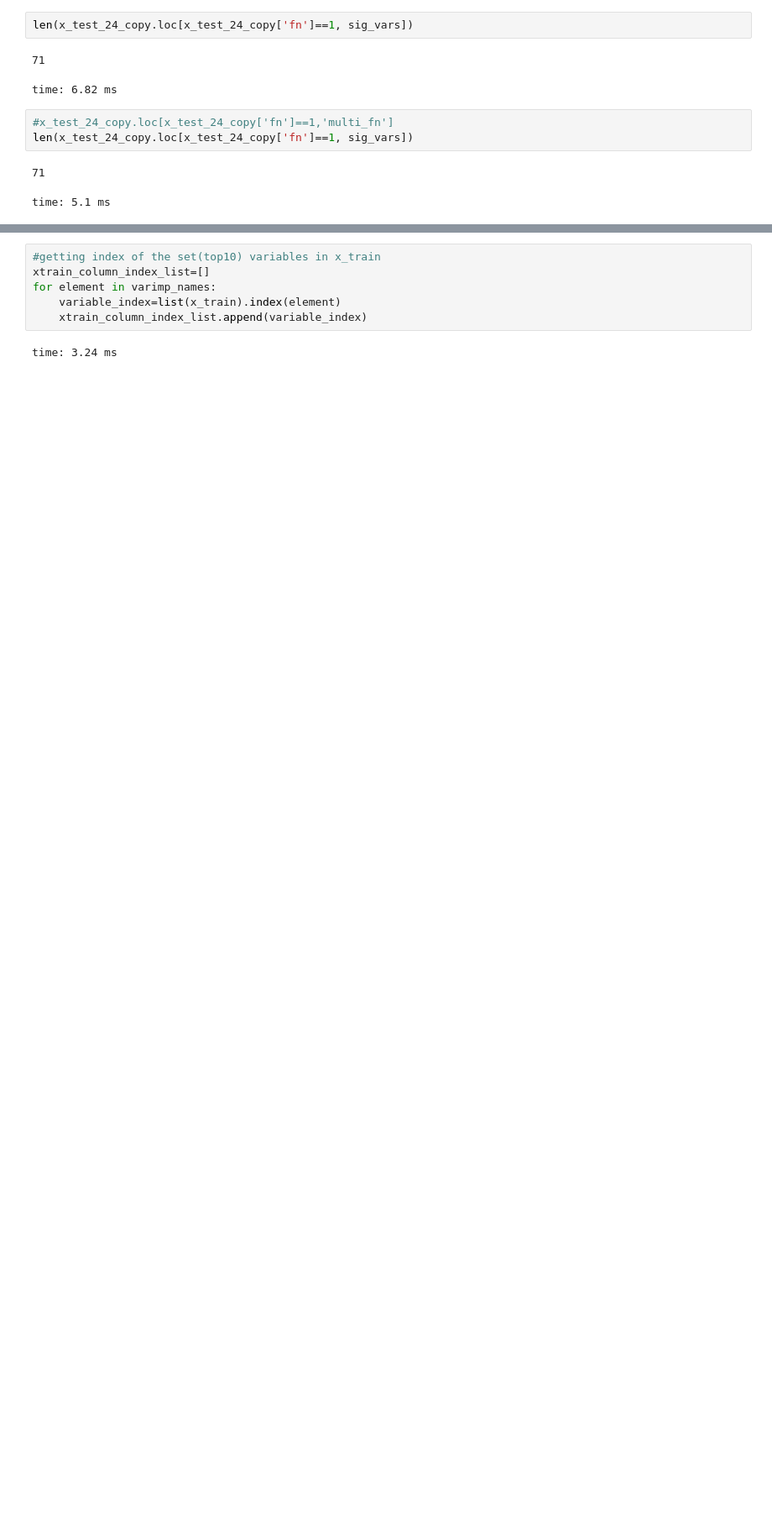
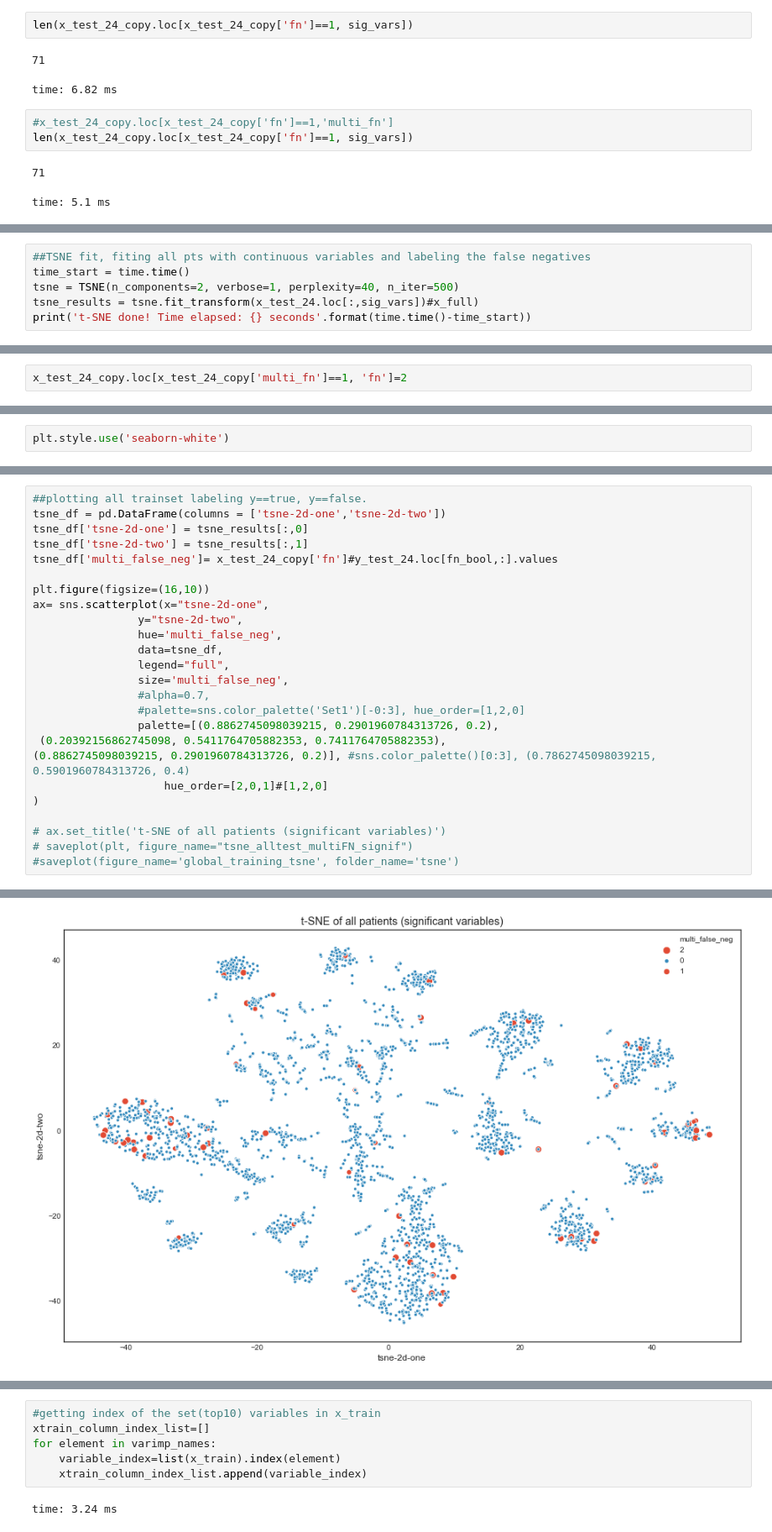
Before and after one commit to geickelb/mimiciii-antibiotics-opensource, a Jupyter notebook: notebooks/Exploratory/08-timewindow_model_evalutation2.ipynb, the cells around one changed output, grey strips where cells are left out. Shown at 84% size. Saved outputs shown, nothing was run; the diff lists cells and outputs as text; blank space fills up the shorter version.

```diff
--- a/notebooks/Exploratory/08-timewindow_model_evalutation2.ipynb
+++ b/notebooks/Exploratory/08-timewindow_model_evalutation2.ipynb
@@ -1333,0 +1485,6 @@ time: 5.1 ms
+# %%
+##TSNE fit, fiting all pts with continuous variables and labeling the false negatives
+time_start = time.time()
+tsne = TSNE(n_components=2, verbose=1, perplexity=40, n_iter=500)
+tsne_results = tsne.fit_transform(x_test_24.loc[:,sig_vars])#x_full)
+print('t-SNE done! Time elapsed: {} seconds'.format(time.time()-time_start))
@@ -1333,0 +1504,2 @@ time: 5.1 ms
+# %%
+x_test_24_copy.loc[x_test_24_copy['multi_fn']==1, 'fn']=2
@@ -1333,0 +1508,2 @@ time: 5.1 ms
+# %%
+plt.style.use('seaborn-white')
@@ -1333,0 +1512,26 @@ time: 5.1 ms
+# %%
+##plotting all trainset labeling y==true, y==false.
+tsne_df = pd.DataFrame(columns = ['tsne-2d-one','tsne-2d-two'])
+tsne_df['tsne-2d-one'] = tsne_results[:,0]
+tsne_df['tsne-2d-two'] = tsne_results[:,1]
+tsne_df['multi_false_neg']= x_test_24_copy['fn']#y_test_24.loc[fn_bool,:].values
+
+plt.figure(figsize=(16,10))
+ax= sns.scatterplot(x="tsne-2d-one",
+                y="tsne-2d-two",
+                hue='multi_false_neg',
+                data=tsne_df,
+                legend="full",
+                size='multi_false_neg',
+                #alpha=0.7,
+                #palette=sns.color_palette('Set1')[-0:3], hue_order=[1,2,0]
+                palette=[(0.8862745098039215, 0.2901960784313726, 0.2),
+ (0.20392156862745098, 0.5411764705882353, 0.7411764705882353),
+(0.8862745098039215, 0.2901960784313726, 0.2)], #sns.color_palette()[0:3], (0.7862745098039215, 0.5901960784313726, 0.4)
+                    hue_order=[2,0,1]#[1,2,0]
+)
+
+# ax.set_title('t-SNE of all patients (significant variables)')
+# saveplot(plt, figure_name="tsne_alltest_multiFN_signif")
+#saveplot(figure_name='global_training_tsne', folder_name='tsne')
+# %% [output]
@@ -1333,0 +1539 @@ time: 5.1 ms
+[figure, added]
```
Also changed, not shown: parts of 89 cells of this notebook, 5 other files.
